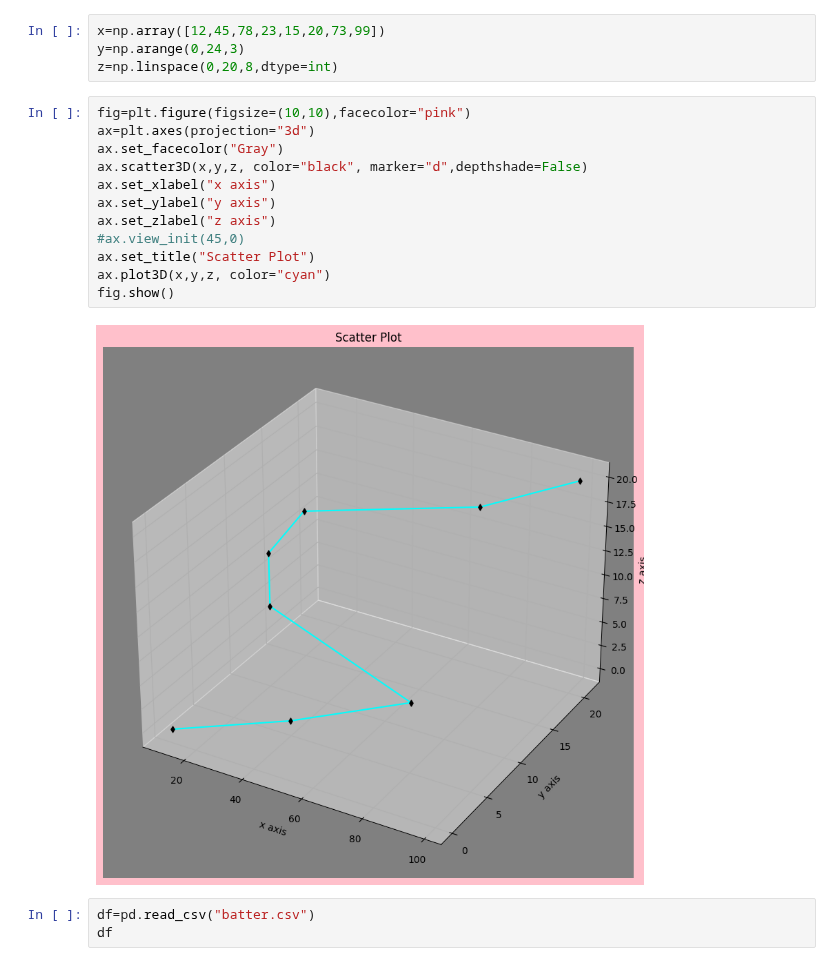
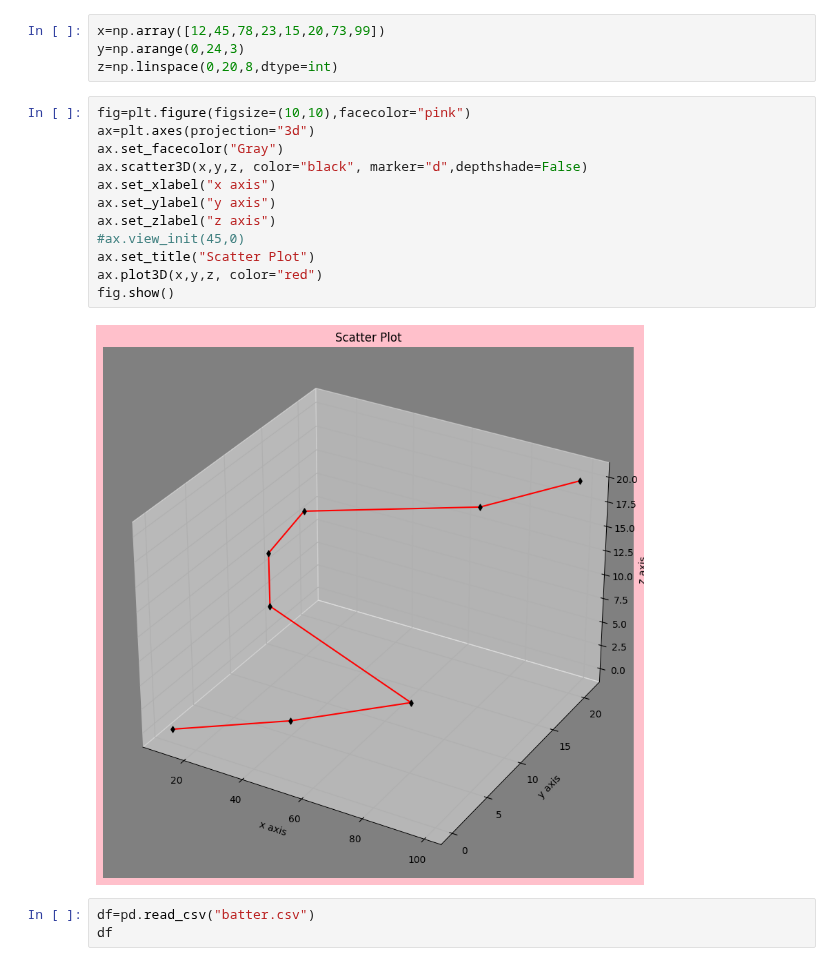
Before and after one commit to Rudra18GTHB/Codes, a Jupyter notebook: Visualization/Data Visualization/Exp10.ipynb, the cells around one changed output. Drawn from its saved outputs; the diff is of its cells as text.

```diff
--- a/Visualization/Data Visualization/Exp10.ipynb
+++ b/Visualization/Data Visualization/Exp10.ipynb
@@ -9,17 +9,17 @@ z=np.linspace(0,20,8,dtype=int)
 # %%
 fig=plt.figure(figsize=(10,10),facecolor="pink")
 ax=plt.axes(projection="3d")
 ax.set_facecolor("Gray")
 ax.scatter3D(x,y,z, color="black", marker="d",depthshade=False)
 ax.set_xlabel("x axis")
 ax.set_ylabel("y axis")
 ax.set_zlabel("z axis")
 #ax.view_init(45,0)
 ax.set_title("Scatter Plot")
-ax.plot3D(x,y,z, color="cyan")
+ax.plot3D(x,y,z, color="red")
 fig.show()
 # %% [output]
-[figure, old version]
+[figure, new version]
 # %%
 df=pd.read_csv("batter.csv")
 df
```
Also changed, not shown: parts of 1 cell of this notebook.
